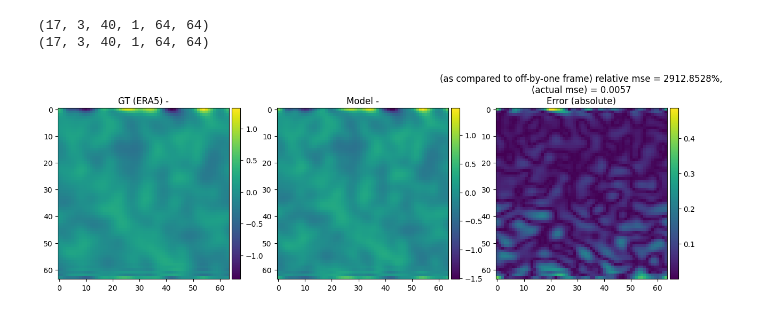
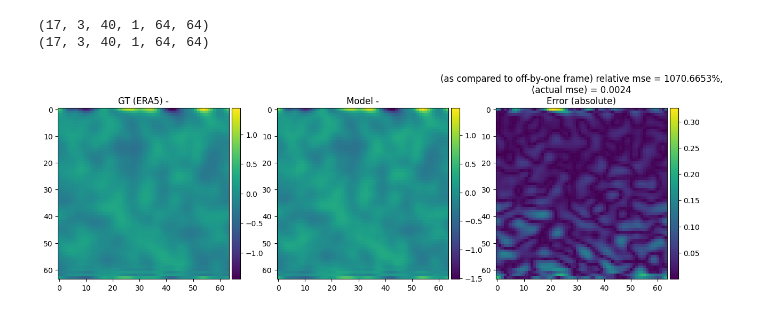
Before and after one commit to akhilsadam/ERA5_PredRNN, a Jupyter notebook: pipeline/test_visualization.ipynb, the cells around one changed output. Cells and saved outputs as stored; diff of their text form; code cells hidden in the pictures.

```diff
--- a/pipeline/test_visualization.ipynb
+++ b/pipeline/test_visualization.ipynb
@@ -37,39 +37,39 @@ print(pd.shape)
 var_dicts = {0:'-',}
 shift = gt.shape[2] - pd.shape[2]
 var = 0
-b = 0 # BATCH
+b =  0 # BATCH
 a = 0 # MINIBATCH
-stepi = 24
+stepi = 22
 
 fig, axs = plt.subplots(1,3, figsize=(15,10))
 ax0 = axs[0]
 im0 = ax0.imshow(gt[b,a,shift+stepi,var,:,:])
 divider = make_axes_locatable(ax0)
 cax = divider.append_axes('right', size='5%', pad=0.05)
 fig.colorbar(im0, cax=cax, orientation='vertical')
 ax0.set_title('GT (ERA5) '+var_dicts[var])
 
 ax1 = axs[1]
 im1 = ax1.imshow(pd[b,a,stepi,var,:,:])
 divider = make_axes_locatable(ax1)
 cax = divider.append_axes('right', size='5%', pad=0.05)
 fig.colorbar(im1, cax=cax, orientation='vertical')
 ax1.set_title('Model '+var_dicts[var])
 
 ax2 = axs[2]
 d = gt[b,a,shift+stepi,var,:,:]-pd[b,a,stepi,var,:,:]
 d0 = gt[b,a,shift+stepi+1,var,:,:]-gt[b,a,shift+stepi,var,:,:]
 im2 = ax2.imshow(np.abs(d))
 divider = make_axes_locatable(ax2)
 cax = divider.append_axes('right', size='5%', pad=0.05)
 fig.colorbar(im2, cax=cax, orientation='vertical')
 mse = np.mean(d**2)
 meanMse = mse*100 / np.mean(d0**2)
 # medianMse = np.median(d**2)*100 / np.median(d0**2)
 ax2.set_title(f'(as compared to off-by-one frame) relative mse = {meanMse:.4f}%,\n(actual mse) = {mse:.4f}\nError (absolute)')
 plt.show()
 # %% [output]
-[figure, old version]
+[figure, new version]
 # %%
 fig,axs = plt.subplots(1,2, figsize=(10,5))
 cmap = jpcm.get('desert')
```
Also changed, not shown: parts of 7 cells of this notebook, 14 other files.
